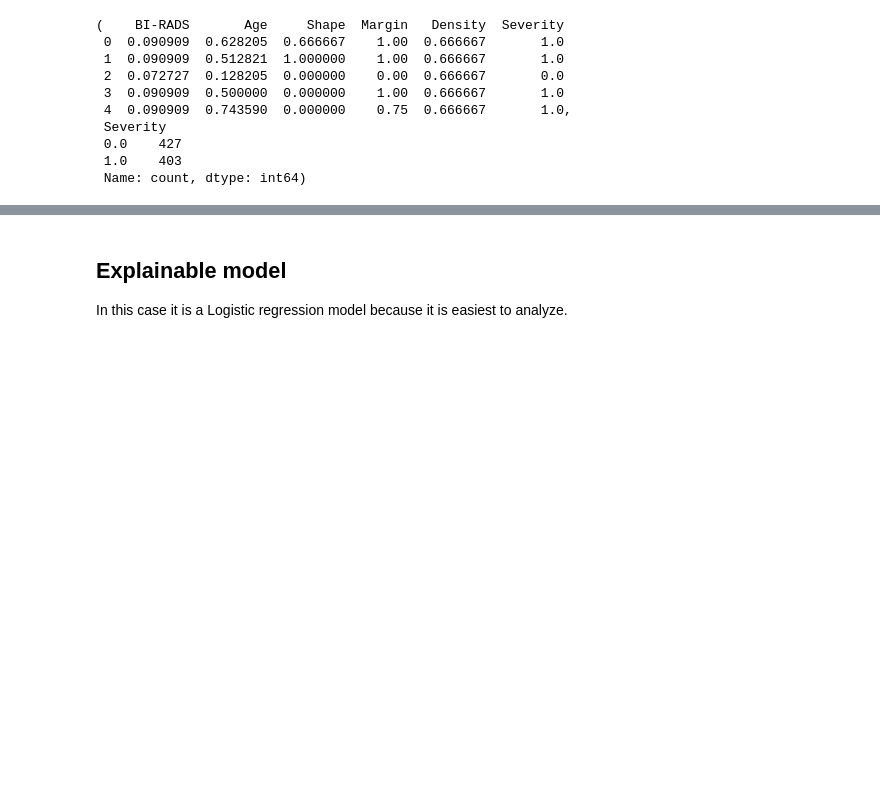
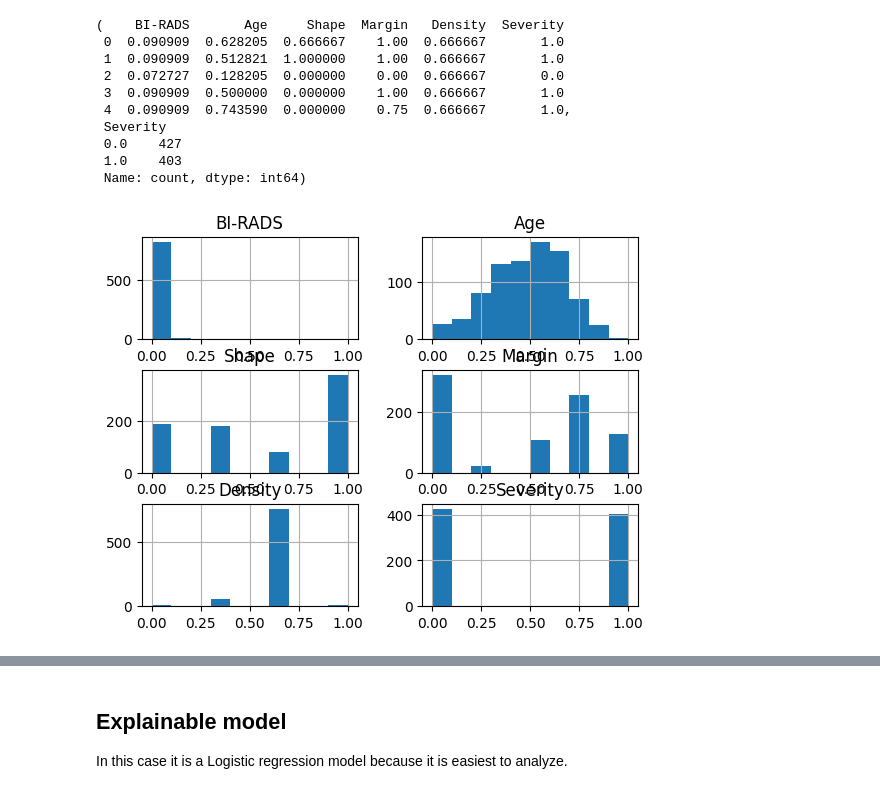
Before and after one commit to eeryczeek/decision_analysis, a Jupyter notebook: project3/Project3.ipynb, the cells around one changed output, grey strips where cells are left out. Drawn from its saved outputs; the diff is of its cells as text; code cells hidden in the pictures; blank space fills up the shorter version.

```diff
--- a/project3/Project3.ipynb
+++ b/project3/Project3.ipynb
@@ -32,7 +38,7 @@ path = 'data/mammographic.csv'
 column_names = ["BI-RADS", "Age", "Shape", "Margin", "Density", "Severity"]
 features = ["BI-RADS", "Age", "Shape", "Margin", "Density"]
 target = "Severity"
-data = pd.read_csv(path, names=column_names)
+data = pd.read_csv(path, names=column_names, header=None)
 data.head(), data['Severity'].value_counts()
 # %% [output]
 (    BI-RADS       Age     Shape  Margin   Density  Severity
@@ -45,6 +51,11 @@ data.head(), data['Severity'].value_counts()
  0.0    427
  1.0    403
  Name: count, dtype: int64)
+# %%
+data.hist()
+plt.show()
+# %% [output]
+[figure, added]
 # %%
 X = data[features]
 y = (data[target]).astype(int)
```
Also changed, not shown: parts of 22 cells of this notebook, 5 other files.
